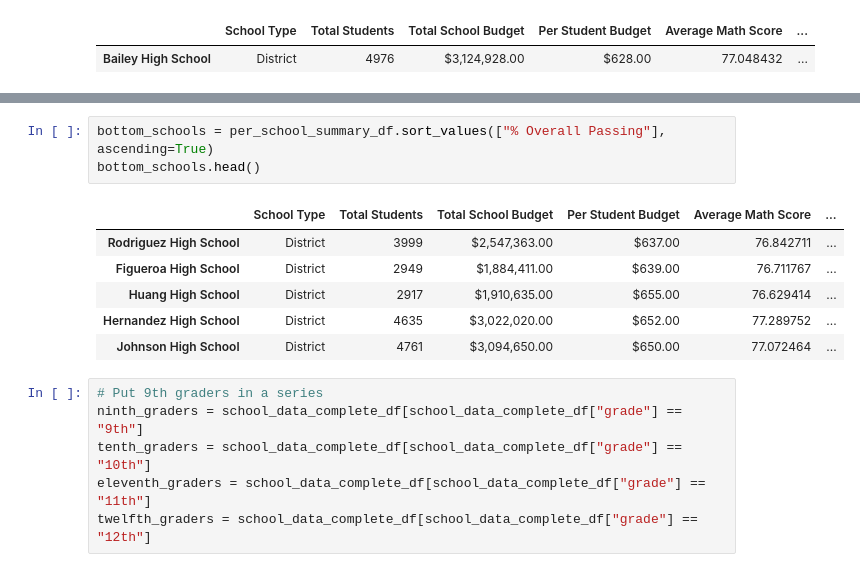
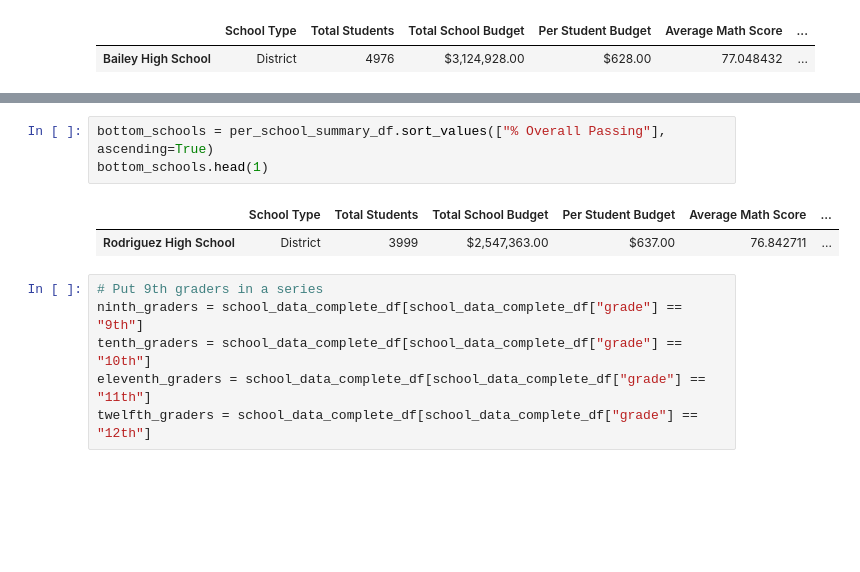
Before and after one commit to rmckinno/School_District_Analysis, a Jupyter notebook: PyCitySchools.ipynb, the cells around one changed output, grey strips where cells are left out. Cells and saved outputs as stored; diff of their text form; blank space fills up the shorter version.

```diff
--- a/PyCitySchools.ipynb
+++ b/PyCitySchools.ipynb
@@ -710,13 +706,9 @@ top_schools.head()
 # %%
 bottom_schools = per_school_summary_df.sort_values(["% Overall Passing"], ascending=True)
-bottom_schools.head()
+bottom_schools.head(1)
 # %% [output]
 |  | School Type | Total Students | Total School Budget | Per Student Budget | Average Math Score | ... |
 | Rodriguez High School | District | 3999 | $2,547,363.00 | $637.00 | 76.842711 | ... |
-| Figueroa High School | District | 2949 | $1,884,411.00 | $639.00 | 76.711767 | ... |
-| Huang High School | District | 2917 | $1,910,635.00 | $655.00 | 76.629414 | ... |
-| Hernandez High School | District | 4635 | $3,022,020.00 | $652.00 | 77.289752 | ... |
-| Johnson High School | District | 4761 | $3,094,650.00 | $650.00 | 77.072464 | ... |
 # %%
 # Put 9th graders in a series
 ninth_graders = school_data_complete_df[school_data_complete_df["grade"] == "9th"]
```
Also changed, not shown: parts of 1 cell of this notebook.
